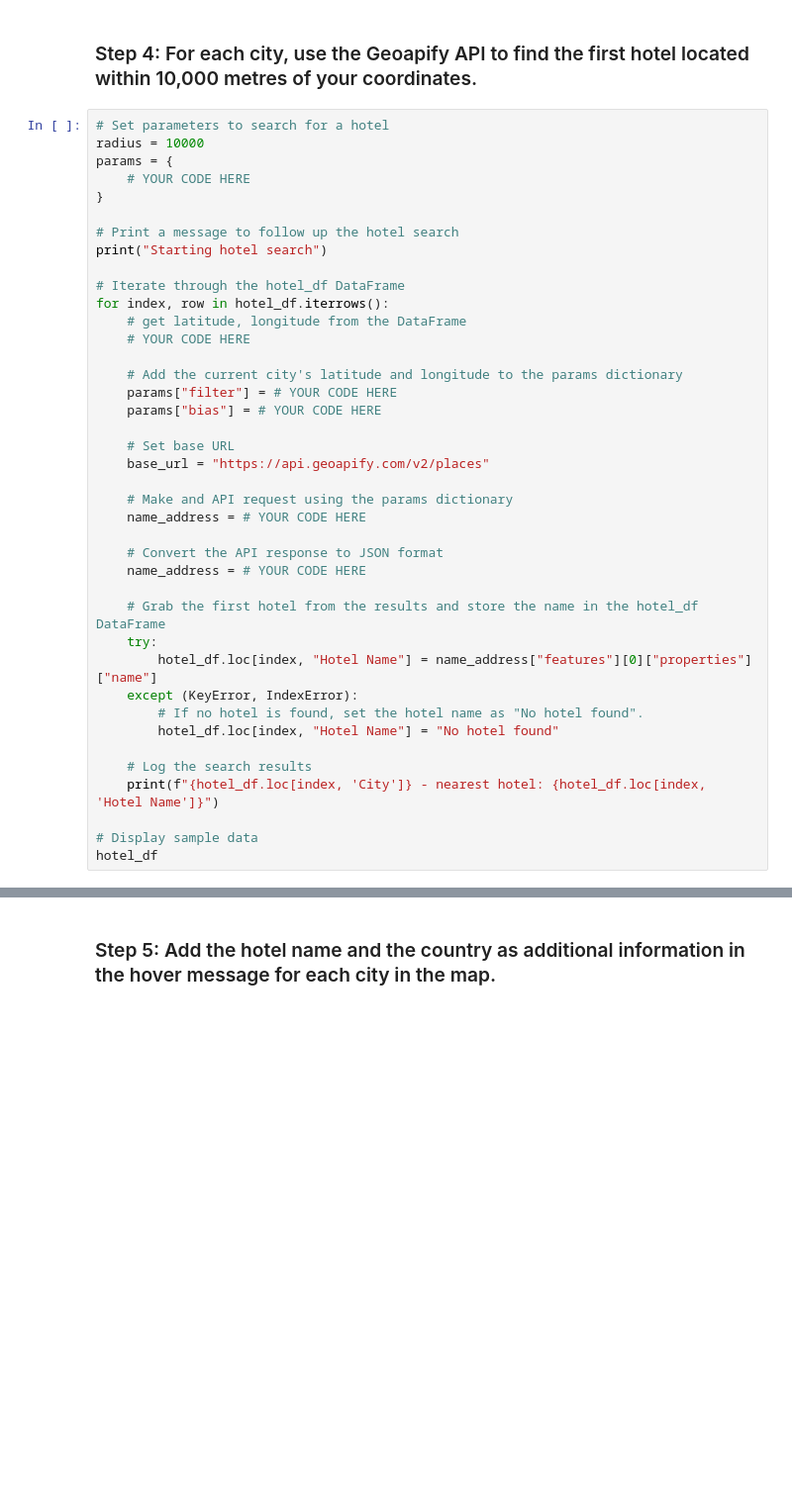
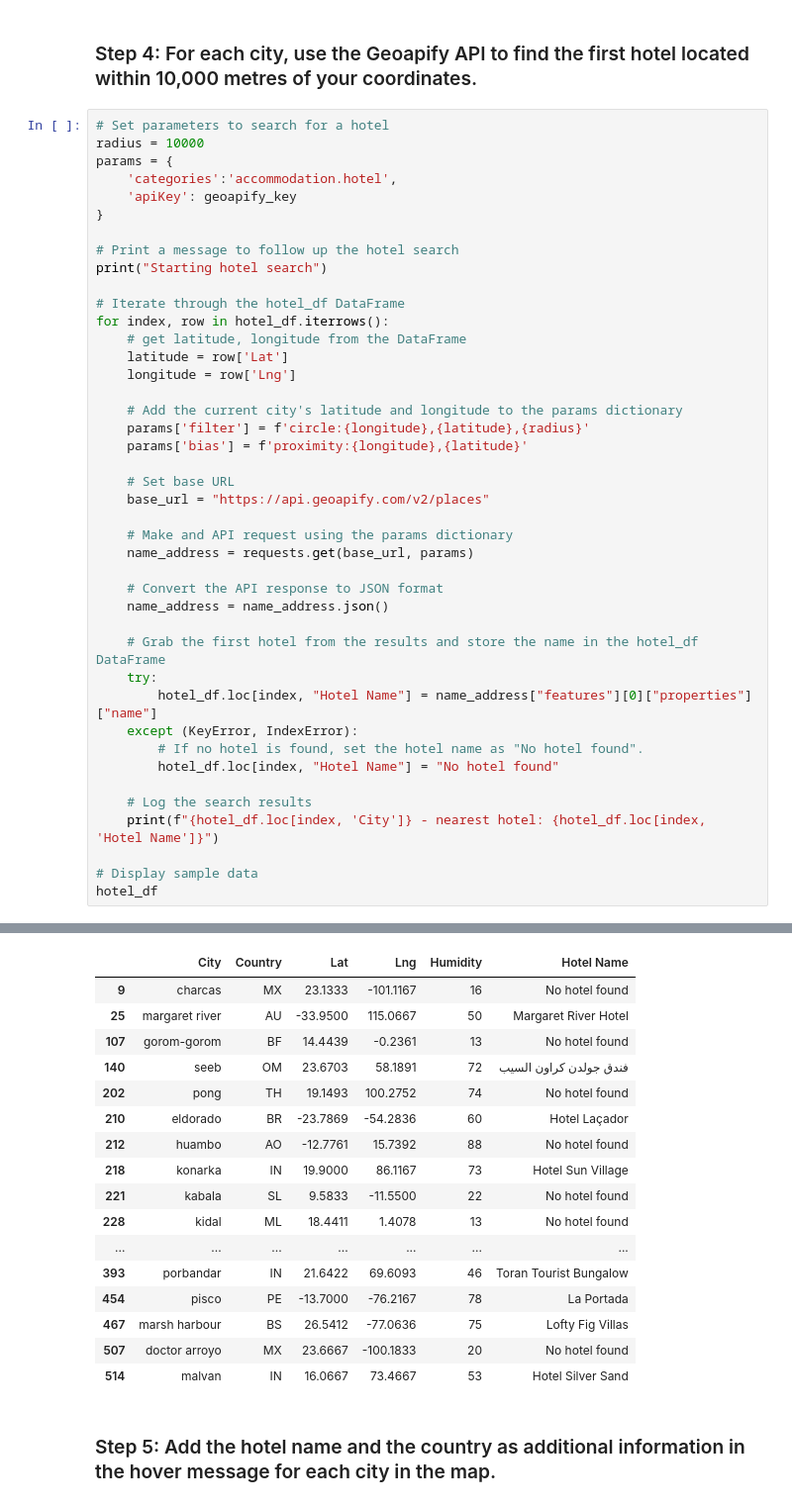
Before and after one commit to Neelka96/python-api-challenge, a Jupyter notebook: WeatherPy/VacationPy.ipynb, the cells around one changed output, grey strips where cells are left out. Shown at 99% size. Cells and saved outputs as stored; diff of their text form; blank space fills up the shorter version.

```diff
--- a/WeatherPy/VacationPy.ipynb
+++ b/WeatherPy/VacationPy.ipynb
@@ -124,7 +124,8 @@ hotel_df
 # Set parameters to search for a hotel
 radius = 10000
 params = {
-    # YOUR CODE HERE
+    'categories':'accommodation.hotel',
+    'apiKey': geoapify_key
 }
 
 # Print a message to follow up the hotel search
@@ -133,20 +134,21 @@ print("Starting hotel search")
 # Iterate through the hotel_df DataFrame
 for index, row in hotel_df.iterrows():
     # get latitude, longitude from the DataFrame
-    # YOUR CODE HERE
+    latitude = row['Lat']
+    longitude = row['Lng']
 
     # Add the current city's latitude and longitude to the params dictionary
-    params["filter"] = # YOUR CODE HERE
-    params["bias"] = # YOUR CODE HERE
+    params['filter'] = f'circle:{longitude},{latitude},{radius}'
+    params['bias'] = f'proximity:{longitude},{latitude}'
 
     # Set base URL
     base_url = "https://api.geoapify.com/v2/places"
 
     # Make and API request using the params dictionary
-    name_address = # YOUR CODE HERE
+    name_address = requests.get(base_url, params)
 
     # Convert the API response to JSON format
-    name_address = # YOUR CODE HERE
+    name_address = name_address.json()
 
     # Grab the first hotel from the results and store the name in the hotel_df DataFrame
     try:
@@ -160,3 +162,4 @@ for index, row in hotel_df.iterrows():
 
 # Display sample data
 hotel_df
+# %% [output]
@@ -163,2 +186,19 @@ hotel_df
+|  | City | Country | Lat | Lng | Humidity | Hotel Name |
+| 9 | charcas | MX | 23.1333 | -101.1167 | 16 | No hotel found |
+| 25 | margaret river | AU | -33.9500 | 115.0667 | 50 | Margaret River Hotel |
+| 107 | gorom-gorom | BF | 14.4439 | -0.2361 | 13 | No hotel found |
+| 140 | seeb | OM | 23.6703 | 58.1891 | 72 | فندق جولدن كراون السيب |
+| 202 | pong | TH | 19.1493 | 100.2752 | 74 | No hotel found |
+| 210 | eldorado | BR | -23.7869 | -54.2836 | 60 | Hotel Laçador |
+| 212 | huambo | AO | -12.7761 | 15.7392 | 88 | No hotel found |
+| 218 | konarka | IN | 19.9000 | 86.1167 | 73 | Hotel Sun Village |
+| 221 | kabala | SL | 9.5833 | -11.5500 | 22 | No hotel found |
+| 228 | kidal | ML | 18.4411 | 1.4078 | 13 | No hotel found |
+| ... | ... | ... | ... | ... | ... | ... |
+| 393 | porbandar | IN | 21.6422 | 69.6093 | 46 | Toran Tourist Bungalow |
+| 454 | pisco | PE | -13.7000 | -76.2167 | 78 | La Portada |
+| 467 | marsh harbour | BS | 26.5412 | -77.0636 | 75 | Lofty Fig Villas |
+| 507 | doctor arroyo | MX | 23.6667 | -100.1833 | 20 | No hotel found |
+| 514 | malvan | IN | 16.0667 | 73.4667 | 53 | Hotel Silver Sand |
 # %% [markdown]
 ### Step 5: Add the hotel name and the country as additional information in the hover message for each city in the map.
```
Also changed, not shown: parts of 3 cells of this notebook.
